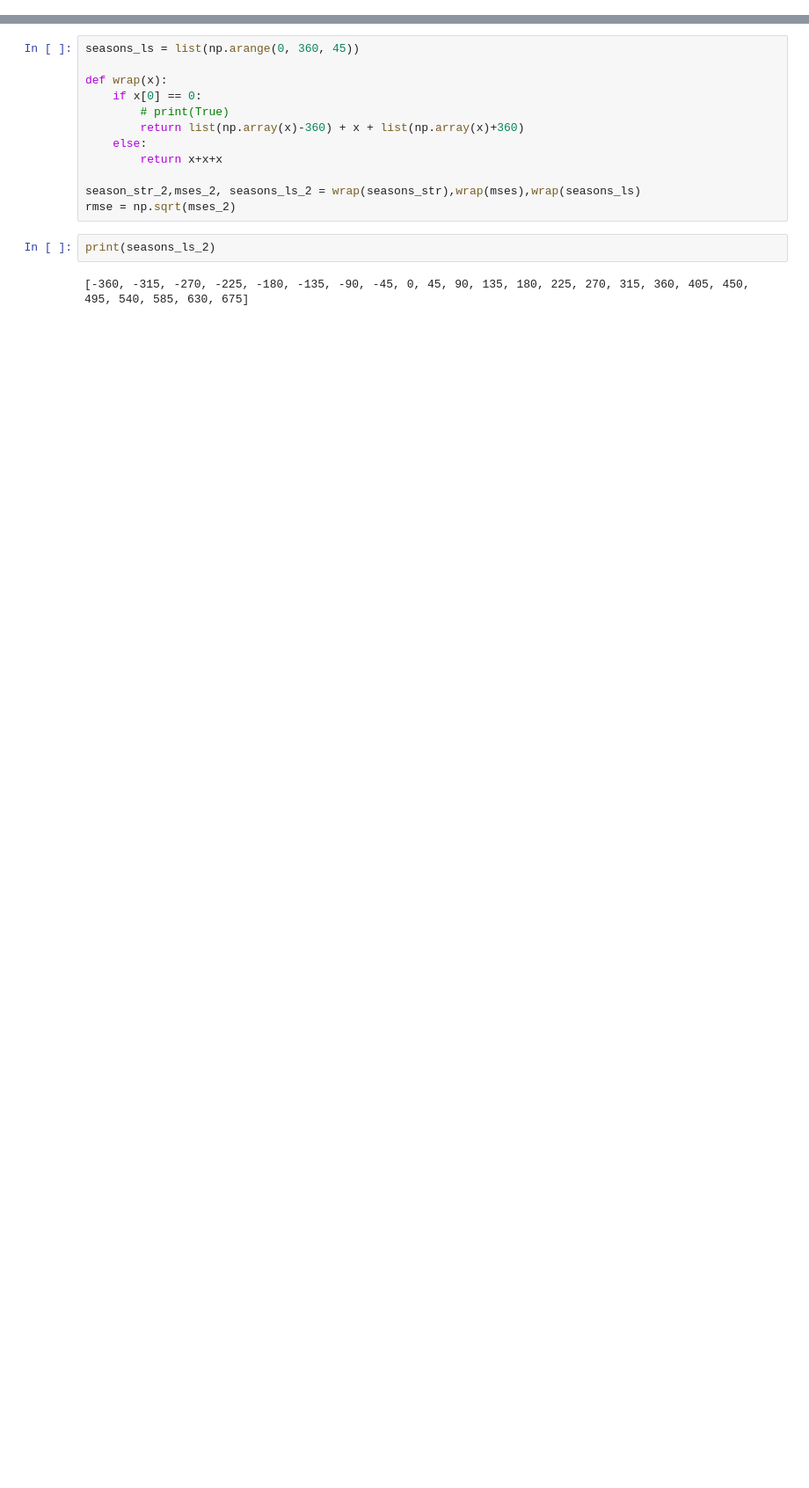
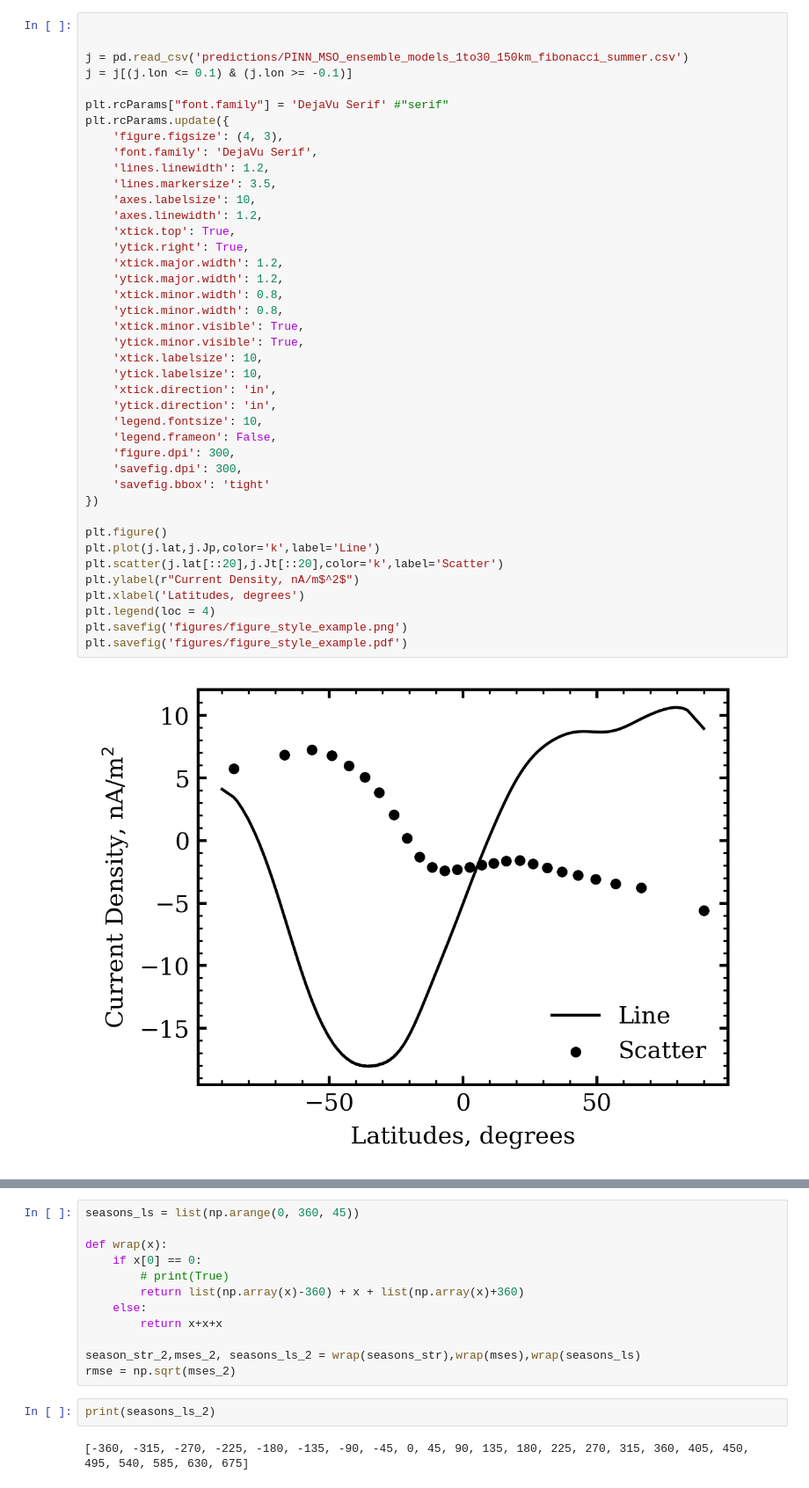
Before and after one commit to TimotheeDelcourt/mars_currents_pinn, a Jupyter notebook: scripts/playground.ipynb, the cells around one changed output, grey strips where cells are left out. Shown at 88% size. Saved outputs shown, nothing was run; the diff lists cells and outputs as text; blank space fills up the shorter version.

```diff
--- a/scripts/playground.ipynb
+++ b/scripts/playground.ipynb
@@ -39,0 +66,43 @@ print(np.array(list_ls)-np.linspace(0,360,32,endpoint=False))
+# %%
+
+
+j = pd.read_csv('predictions/PINN_MSO_ensemble_models_1to30_150km_fibonacci_summer.csv')
+j = j[(j.lon <= 0.1) & (j.lon >= -0.1)]
+
+plt.rcParams["font.family"] = 'DejaVu Serif' #"serif"
+plt.rcParams.update({
+    'figure.figsize': (4, 3),
+    'font.family': 'DejaVu Serif',
+    'lines.linewidth': 1.2,
+    'lines.markersize': 3.5,
+    'axes.labelsize': 10,
+    'axes.linewidth': 1.2,
+    'xtick.top': True,
+    'ytick.right': True,
+    'xtick.major.width': 1.2,
+    'ytick.major.width': 1.2,
+    'xtick.minor.width': 0.8,
+    'ytick.minor.width': 0.8,
+    'xtick.minor.visible': True,
+    'ytick.minor.visible': True,
+    'xtick.labelsize': 10,
+    'ytick.labelsize': 10,
+    'xtick.direction': 'in',
+    'ytick.direction': 'in',
+    'legend.fontsize': 10,
+    'legend.frameon': False,
+    'figure.dpi': 300,
+    'savefig.dpi': 300,
+    'savefig.bbox': 'tight'
+})
+
+plt.figure()
+plt.plot(j.lat,j.Jp,color='k',label='Line')
+plt.scatter(j.lat[::20],j.Jt[::20],color='k',label='Scatter')
+plt.ylabel(r"Current Density, nA/m$^2$")
+plt.xlabel('Latitudes, degrees')
+plt.legend(loc = 4)
+plt.savefig('figures/figure_style_example.png')
+plt.savefig('figures/figure_style_example.pdf')
+# %% [output]
+[figure, added]
```
Also changed, not shown: parts of 14 cells of this notebook, 8 other files.
